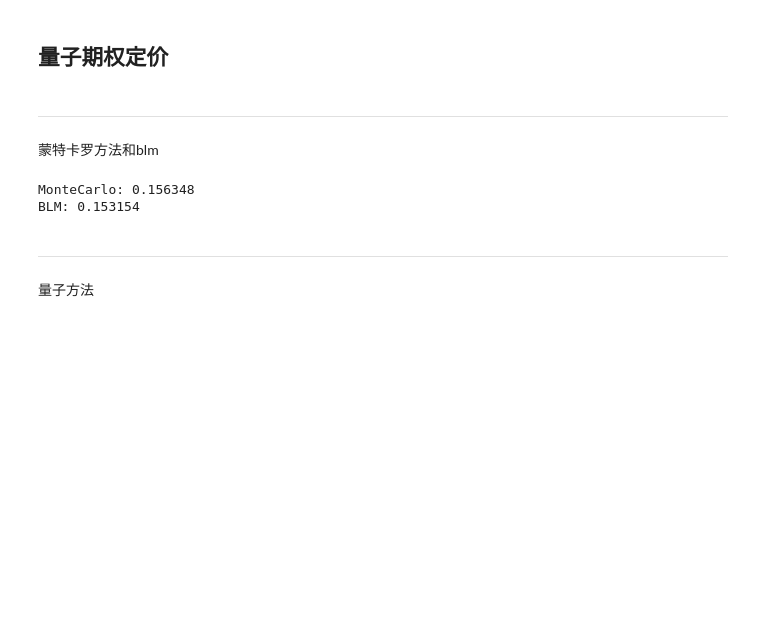
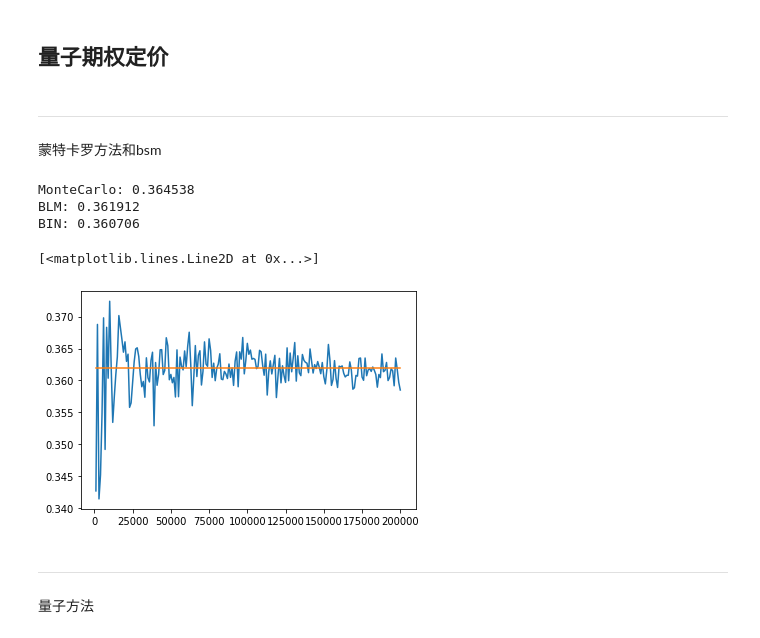
Before and after one commit to YeweiYuan/Quantum-Pricing, a Jupyter notebook: qfin.ipynb, the cells around one changed output. Saved outputs shown, nothing was run; the diff lists cells and outputs as text; code cells hidden in the pictures; blank space fills up the shorter version.

```diff
--- a/qfin.ipynb
+++ b/qfin.ipynb
@@ -2,0 +56,11 @@
+# %%
+def QH2(qbits,qprog=pq.QProg()):  #批量对qbits进行H门
+  for i in range(len(qbits)):
+    qprog.insert(pq.H(qbits[i]))
+  pq.draw_qprog(qprog)
+  return qprog
+
+qprog = QH2(qlist)
+clist = m_machine.cAlloc_many(n)
+res = m_machine.prob_run_tuple_list(qprog,qlist,-1)
+print(res)
@@ -5,7 +77,7 @@
 ---
 # %% [markdown]
 ---
-蒙特卡罗方法和blm
+蒙特卡罗方法和bsm
 # %%
 import numpy as np
 from scipy.stats import norm
@@ -13,12 +86,13 @@ from numpy.random import standard_normal
 # %%
 class Sampling:
-  def __init__(self,N=10000,T=0.5,S_0=5.29,K=6,Rate=0.04,Sigma=0.24): #初始化六个月的股票期权，标的资产股票价格为5.29元，期权执行价格为6元，年化无风险利率和年化波动率分别为4%和24%，模拟10000次
+  def __init__(self,N=10000,T=365,S_0=5,K=5.5,Rate=0.04,Sigma=0.24,steps=100): #初始化一年的股票欧式期权，标的资产股票价格为5元，期权执行价格为6元，年化无风险利率和年化波动率分别为4%和24%，模拟10000次
     self.N = N # sample size
-    self.T = T # time
+    self.T = T/365 # time
     self.S_0 = S_0 # init price
     self.Rate = Rate # rate
     self.Sigma = Sigma # volatility
     self.K = K # strike price
+    self.steps = steps #二叉树取节点数默认1年100次
 
   def callMonteCarlo(self): #蒙特卡罗法，看涨期权
     z = standard_normal(self.N)
@@ -27,18 +101,47 @@ class Sampling:
     res = sum(call)*(np.exp(-self.Rate*self.T))/self.N
     return res
 
-  def callBLM(self): #BSM模型，看涨期权
-    d1 = (np.log(self.S_0/self.K)+(self.Rate*self.T))/(self.Sigma*np.sqrt(self.T))+0.5*self.Sigma*np.sqrt(self.T)
+  def callBSM(self): #BSM模型，看涨期权
+    d1 = (np.log(self.S_0/self.K)+(self.Rate*self.T))/ \
+    (self.Sigma*np.sqrt(self.T))+0.5*self.Sigma*np.sqrt(self.T)
     d2 = d1-self.Sigma*np.sqrt(self.T)
     call = self.S_0*norm.cdf(d1,0.0,1.0)-self.K*np.exp(-self.Rate*self.T)*norm.cdf(d2,0.0,1.0)
     return call
+
+  def callBin(self): #二叉树模型，看涨期权
+    u=np.exp(self.Sigma*np.sqrt(self.T/self.steps))
+    d=1/u
+    P=(np.exp(self.Rate*self.T/self.steps)-d)/(u-d)
+    S_t = [[] for i in range(self.steps+1)]
+    call = [[] for i in range(self.steps+1)]
+    S_t[0]=self.S_0*d**self.steps #最后一行最后一列的股票价格
+    call[0]=np.maximum(S_t[0]-self.K,0) #最后一行最后一列的期权价值
+    for i in range(1,self.steps+1):
+      S_t[i]=S_t[i-1]*(u**2) #计算最后一列的股票价格
+      call[i]=np.maximum(S_t[i]-self.K,0) #计算最后一列的期权价值
+    for j in range(self.steps,0,-1): #逐个节点往前计算
+      for i in range(0,j):
+        call[i]=(P*call[i+1]+(1-P)*call[i])/np.exp(self.Rate*self.T/self.steps)
+    return call[0]
 # %%
 test = Sampling()
 # %%
-print('MonteCarlo: %f \nBLM: %f'%(test.callMonteCarlo(),test.callBLM()))
+print('MonteCarlo: %f \nBSM: %f \nBIN: %f'%(test.callMonteCarlo(),test.callBSM(),test.callBin()))
 # %% [output]
-MonteCarlo: 0.156348
-BLM: 0.153154
+MonteCarlo: 0.364538
+BLM: 0.361912
+BIN: 0.360706
+# %%
+MC = []
+for i in range(1000,201000,1000):
+  test = Sampling(N=i)
+  MC.append(test.callMonteCarlo())
+BSM = [test.callBSM()]*200
+plt.plot(range(1000,201000,1000),MC)
+plt.plot(range(1000,201000,1000),BSM)
+# %% [output]
+[<matplotlib.lines.Line2D at 0x...>]
+[figure, added]
 # %% [markdown]
 ---
 量子方法
```
Also changed, not shown: parts of 16 cells of this notebook.
